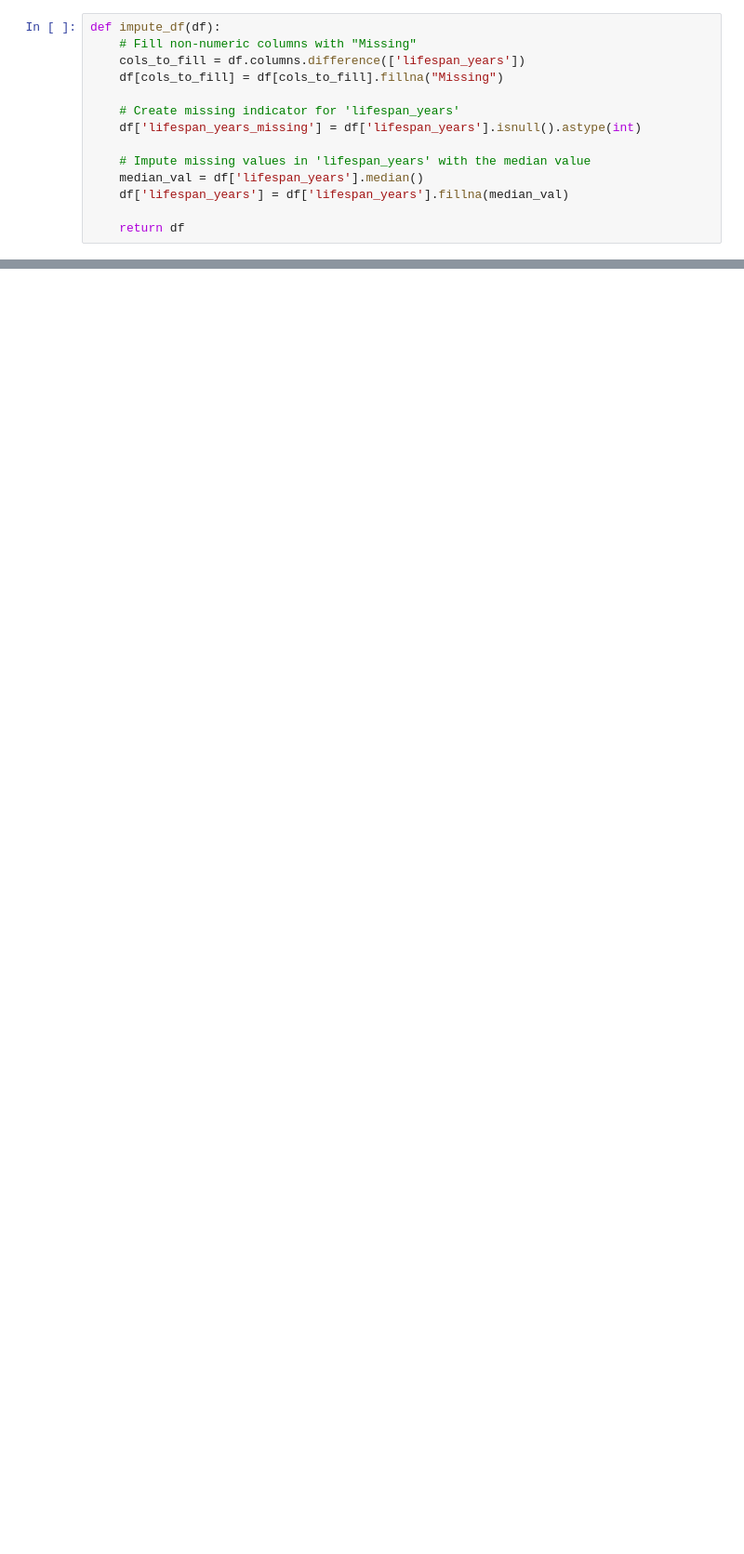
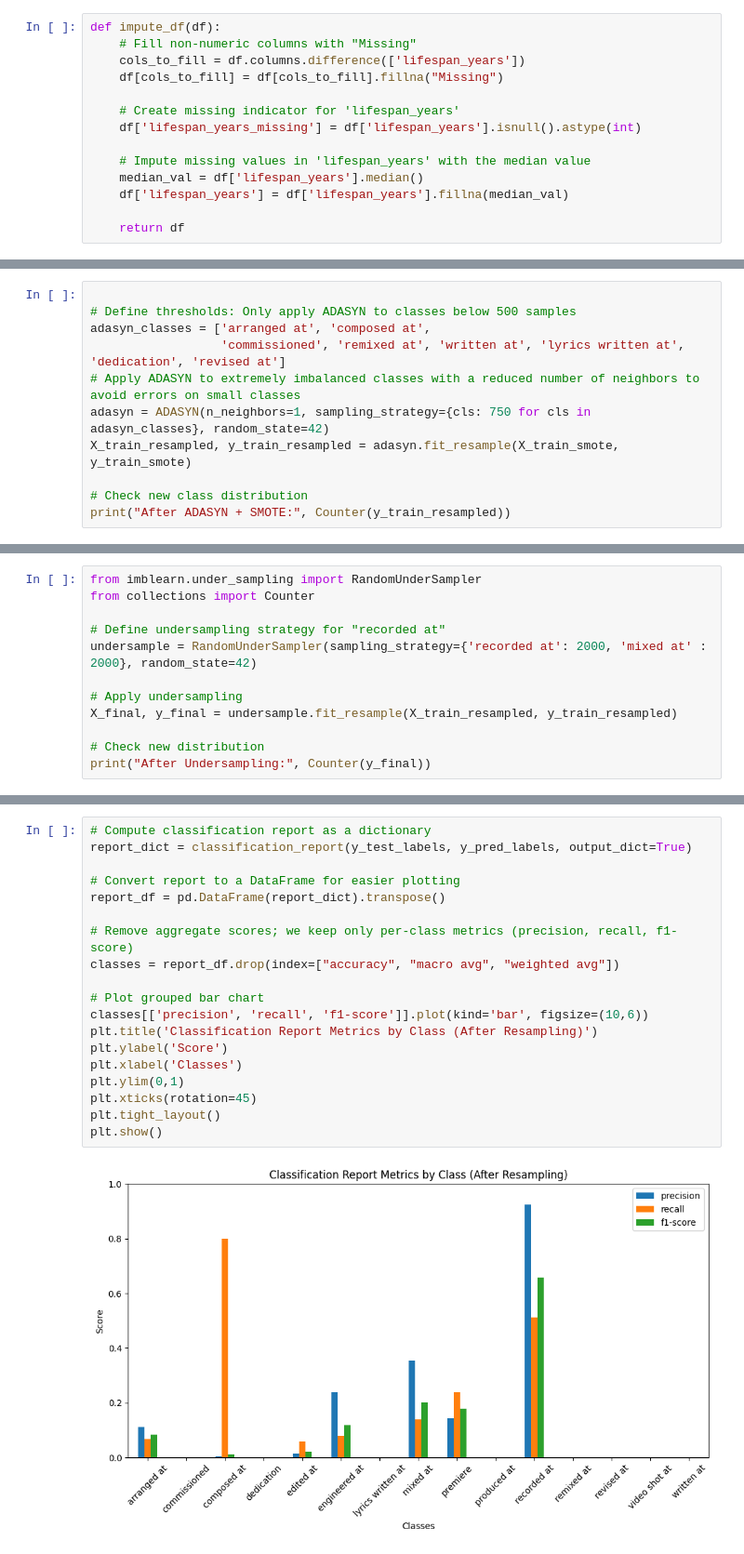
Before and after one commit to megan-rizzo/musicbrainz-api-module, a Jupyter notebook: XG_Boost.ipynb, the cells around one changed output, grey strips where cells are left out. Shown at 93% size. Drawn from its saved outputs; the diff is of its cells as text; blank space fills up the shorter version.

Commit message:
Add resampling, feature ablation, and grid search

```diff
--- a/XG_Boost.ipynb
+++ b/XG_Boost.ipynb
@@ -101,0 +289,11 @@ Test Accuracy: 0.6728646135967461
+# %%
+
+# Define thresholds: Only apply ADASYN to classes below 500 samples
+adasyn_classes = ['arranged at', 'composed at',
+                  'commissioned', 'remixed at', 'written at', 'lyrics written at', 'dedication', 'revised at']
+# Apply ADASYN to extremely imbalanced classes with a reduced number of neighbors to avoid errors on small classes
+adasyn = ADASYN(n_neighbors=1, sampling_strategy={cls: 750 for cls in adasyn_classes}, random_state=42)
+X_train_resampled, y_train_resampled = adasyn.fit_resample(X_train_smote, y_train_smote)
+
+# Check new class distribution
+print("After ADASYN + SMOTE:", Counter(y_train_resampled))
@@ -101,0 +304,12 @@ Test Accuracy: 0.6728646135967461
+# %%
+from imblearn.under_sampling import RandomUnderSampler
+from collections import Counter
+
+# Define undersampling strategy for "recorded at"
+undersample = RandomUnderSampler(sampling_strategy={'recorded at': 2000, 'mixed at' : 2000}, random_state=42)
+
+# Apply undersampling
+X_final, y_final = undersample.fit_resample(X_train_resampled, y_train_resampled)
+
+# Check new distribution
+print("After Undersampling:", Counter(y_final))
@@ -101,0 +416,21 @@ Test Accuracy: 0.6728646135967461
+# %%
+# Compute classification report as a dictionary
+report_dict = classification_report(y_test_labels, y_pred_labels, output_dict=True)
+
+# Convert report to a DataFrame for easier plotting
+report_df = pd.DataFrame(report_dict).transpose()
+
+# Remove aggregate scores; we keep only per-class metrics (precision, recall, f1-score)
+classes = report_df.drop(index=["accuracy", "macro avg", "weighted avg"])
+
+# Plot grouped bar chart
+classes[['precision', 'recall', 'f1-score']].plot(kind='bar', figsize=(10,6))
+plt.title('Classification Report Metrics by Class (After Resampling)')
+plt.ylabel('Score')
+plt.xlabel('Classes')
+plt.ylim(0,1)
+plt.xticks(rotation=45)
+plt.tight_layout()
+plt.show()
+# %% [output]
+[figure, added]
```
Also changed, not shown: parts of 29 cells of this notebook.
